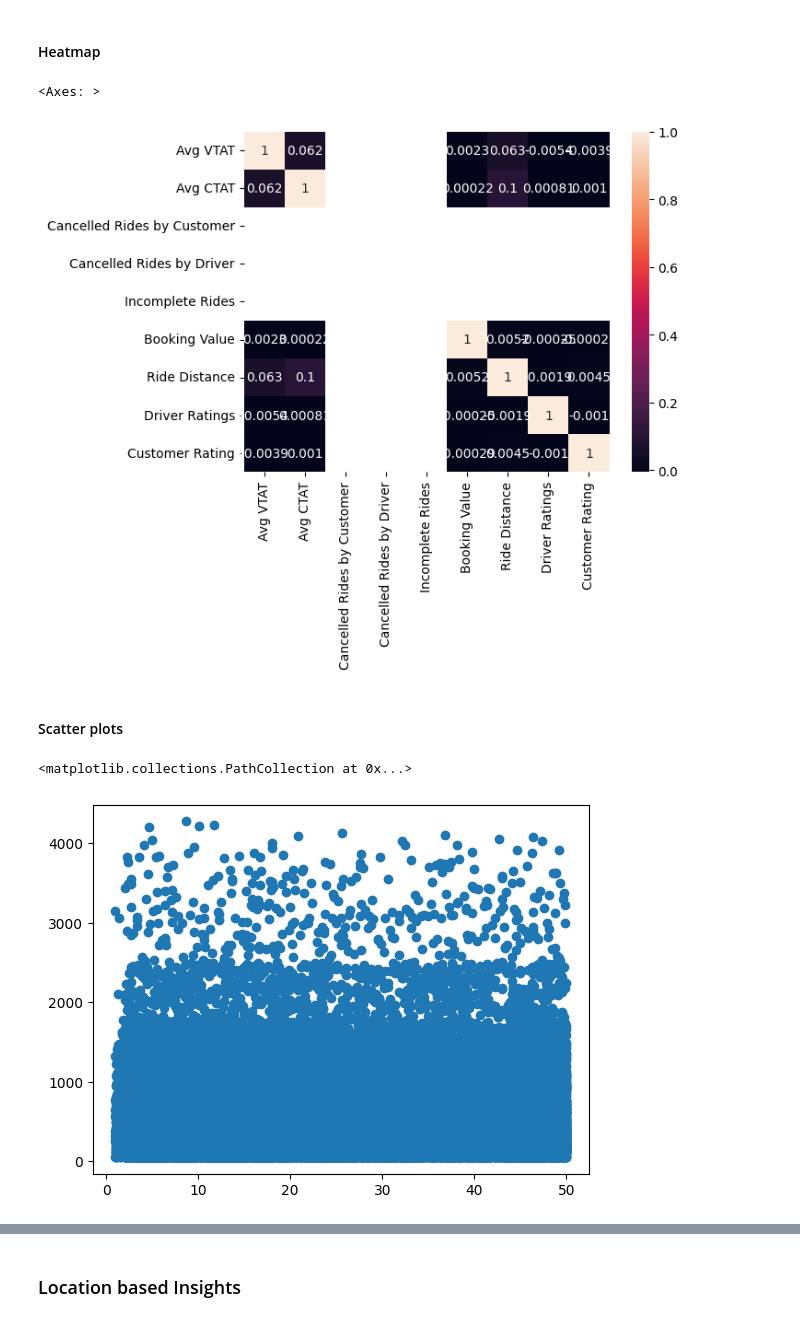
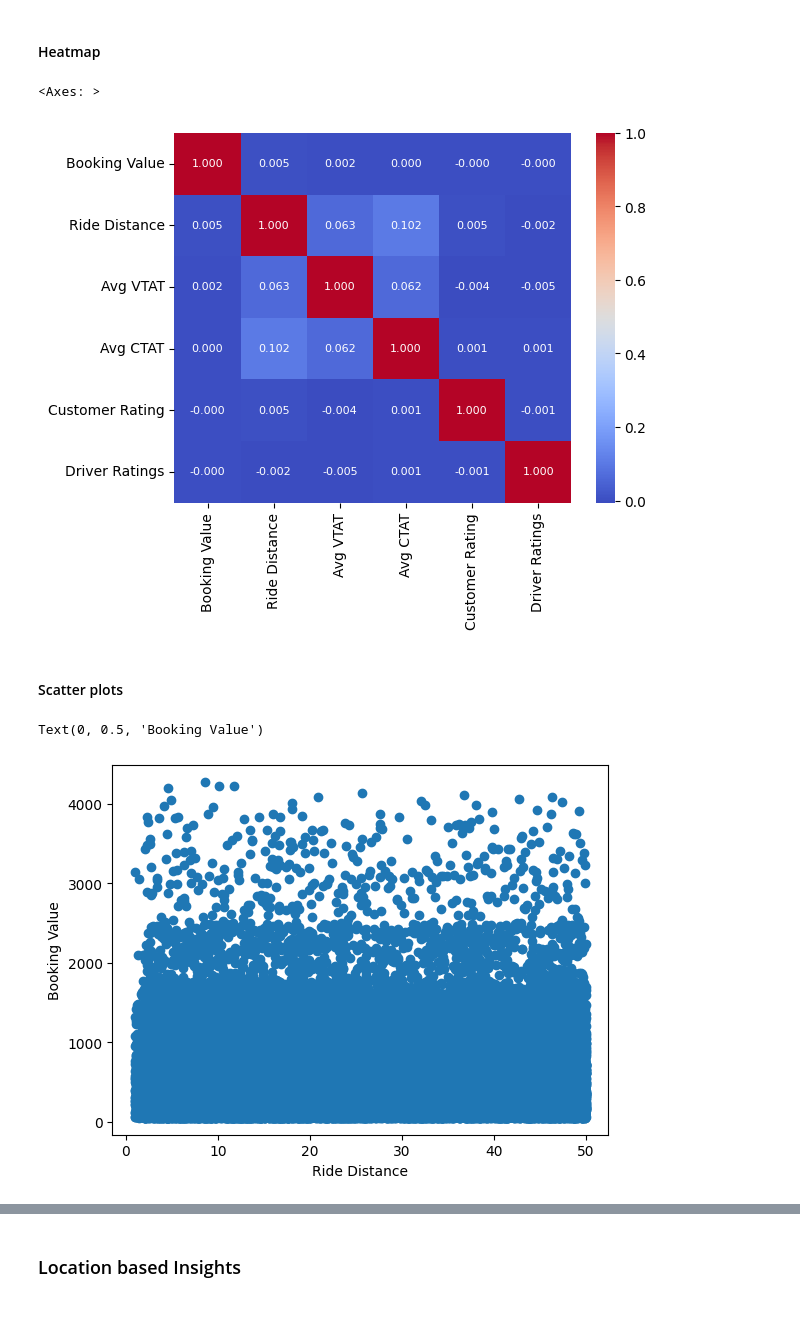
Before and after one commit to ARUN-R-DAS/uber_data_analysis, a Jupyter notebook: uber.ipynb, the cells around one changed output, grey strips where cells are left out. Cells and saved outputs as stored; diff of their text form; code cells hidden in the pictures.

```diff
--- a/uber.ipynb
+++ b/uber.ipynb
@@ -277,7 +277,15 @@ for i,col in enumerate(cols):
 # %% [markdown]
 #### Heatmap
 # %%
-sns.heatmap(df.corr(numeric_only=True), annot=True)
+cols = ['Booking Value', 'Ride Distance',
+        'Avg VTAT', 'Avg CTAT',
+        'Customer Rating', 'Driver Ratings']
+
+sns.heatmap(df[cols].corr(),
+            annot=True,
+            fmt=".3f", # limit to 2 decimal places
+            annot_kws={"size":8},
+            cmap='coolwarm') # annot font size
 # %% [output]
 <Axes: >
-[figure, old version]
+[figure, new version]
@@ -287,6 +293,8 @@ sns.heatmap(df.corr(numeric_only=True), annot=True)
 #### Scatter plots
 # %%
 plt.scatter(data=df, x='Ride Distance', y='Booking Value')
+plt.xlabel('Ride Distance')
+plt.ylabel('Booking Value')
 # %% [output]
-<matplotlib.collections.PathCollection at 0x...>
+Text(0, 0.5, 'Booking Value')
-[figure, old version]
+[figure, new version]
```
Also changed, not shown: parts of 15 cells of this notebook.
